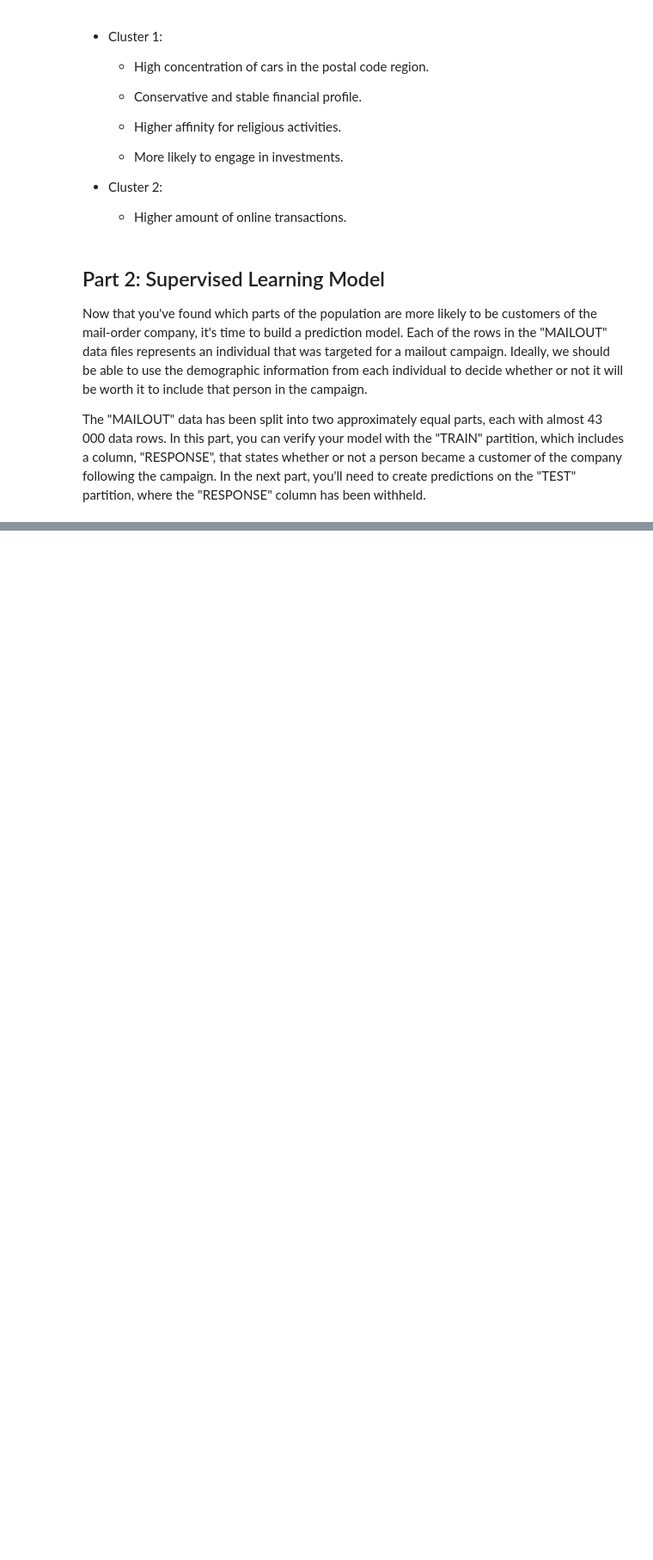
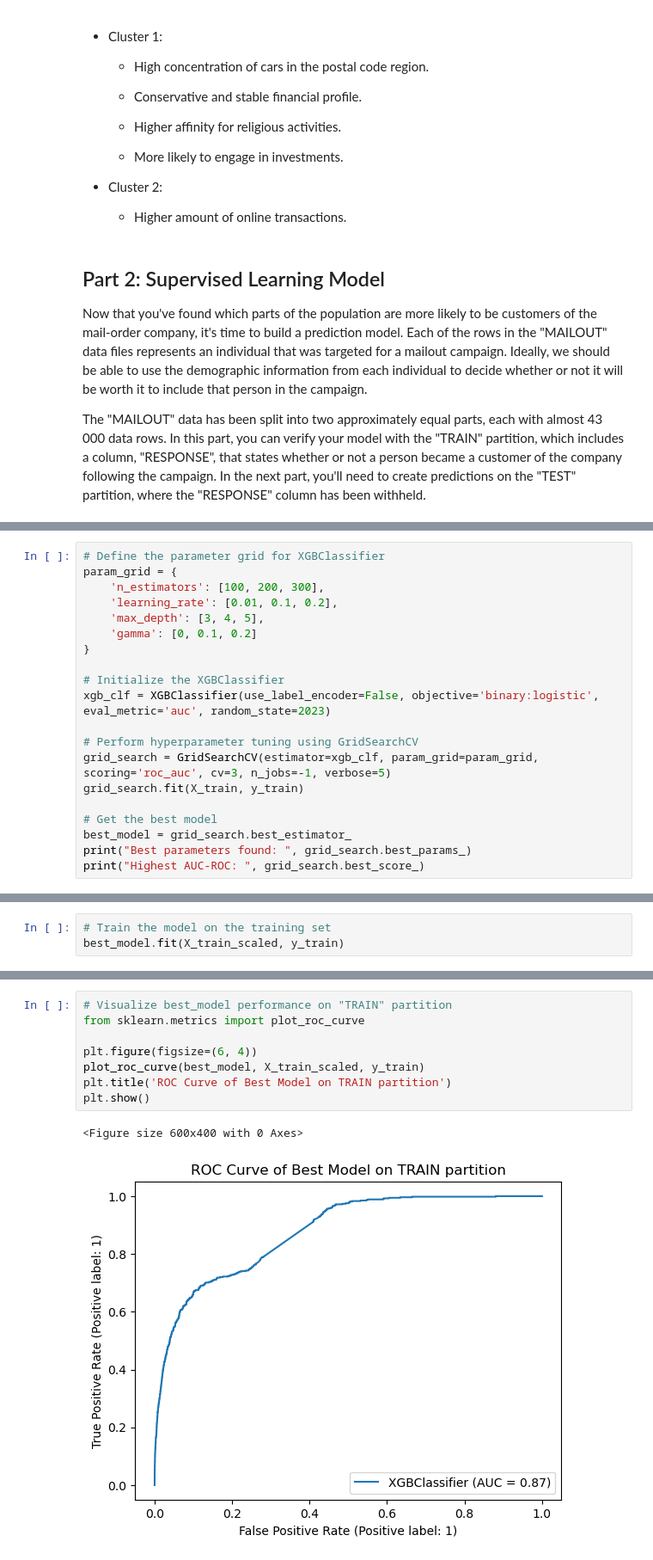
Before and after one commit to Maia97/UDS-Customer-Segmentation-Project, a Jupyter notebook: Arvato_Customer_Segmentation.ipynb, the cells around one changed output, grey strips where cells are left out. Shown: that part at 86% size. Cells and saved outputs as stored; diff of their text form; blank space fills up the shorter version.

```diff
--- a/Arvato_Customer_Segmentation.ipynb
+++ b/Arvato_Customer_Segmentation.ipynb
@@ -925,0 +1047,20 @@ RandomForestClassifier(max_depth=5, n_estimators=200, random_state=42)
+# %%
+# Define the parameter grid for XGBClassifier
+param_grid = {
+    'n_estimators': [100, 200, 300],
+    'learning_rate': [0.01, 0.1, 0.2],
+    'max_depth': [3, 4, 5],
+    'gamma': [0, 0.1, 0.2]
+}
+
+# Initialize the XGBClassifier
+xgb_clf = XGBClassifier(use_label_encoder=False, objective='binary:logistic', eval_metric='auc', random_state=2023)
+
+# Perform hyperparameter tuning using GridSearchCV
+grid_search = GridSearchCV(estimator=xgb_clf, param_grid=param_grid, scoring='roc_auc', cv=3, n_jobs=-1, verbose=5)
+grid_search.fit(X_train, y_train)
+
+# Get the best model
+best_model = grid_search.best_estimator_
+print("Best parameters found: ", grid_search.best_params_)
+print("Highest AUC-ROC: ", grid_search.best_score_)
@@ -925,0 +1087,3 @@ RandomForestClassifier(max_depth=5, n_estimators=200, random_state=42)
+# %%
+# Train the model on the training set
+best_model.fit(X_train_scaled, y_train)
@@ -935,0 +1122,11 @@ y_test_pred = best_rf.predict_proba(X_test_scaled)[:, 1]
+# %%
+# Visualize best_model performance on "TRAIN" partition
+from sklearn.metrics import plot_roc_curve
+
+plt.figure(figsize=(6, 4))
+plot_roc_curve(best_model, X_train_scaled, y_train)
+plt.title('ROC Curve of Best Model on TRAIN partition')
+plt.show()
+# %% [output]
+<Figure size 600x400 with 0 Axes>
+[figure, added]
```
Also changed, not shown: parts of 26 cells of this notebook.
